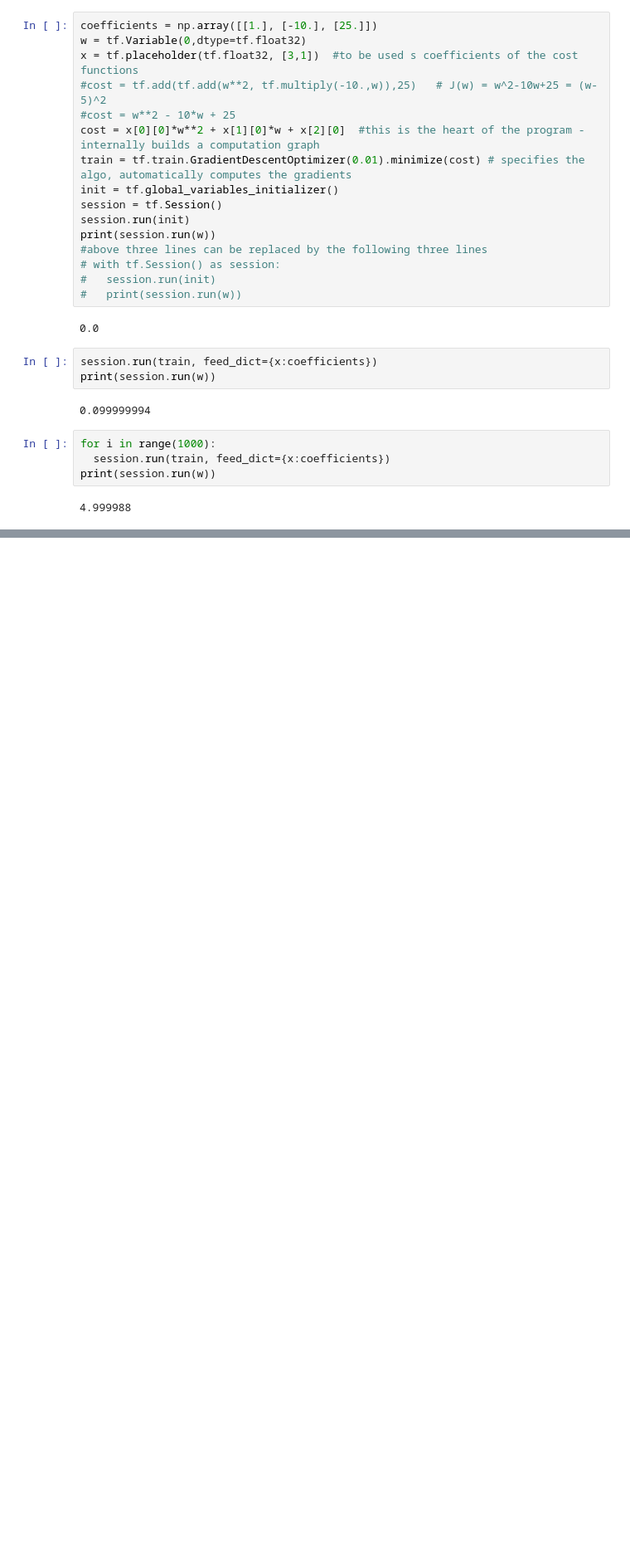
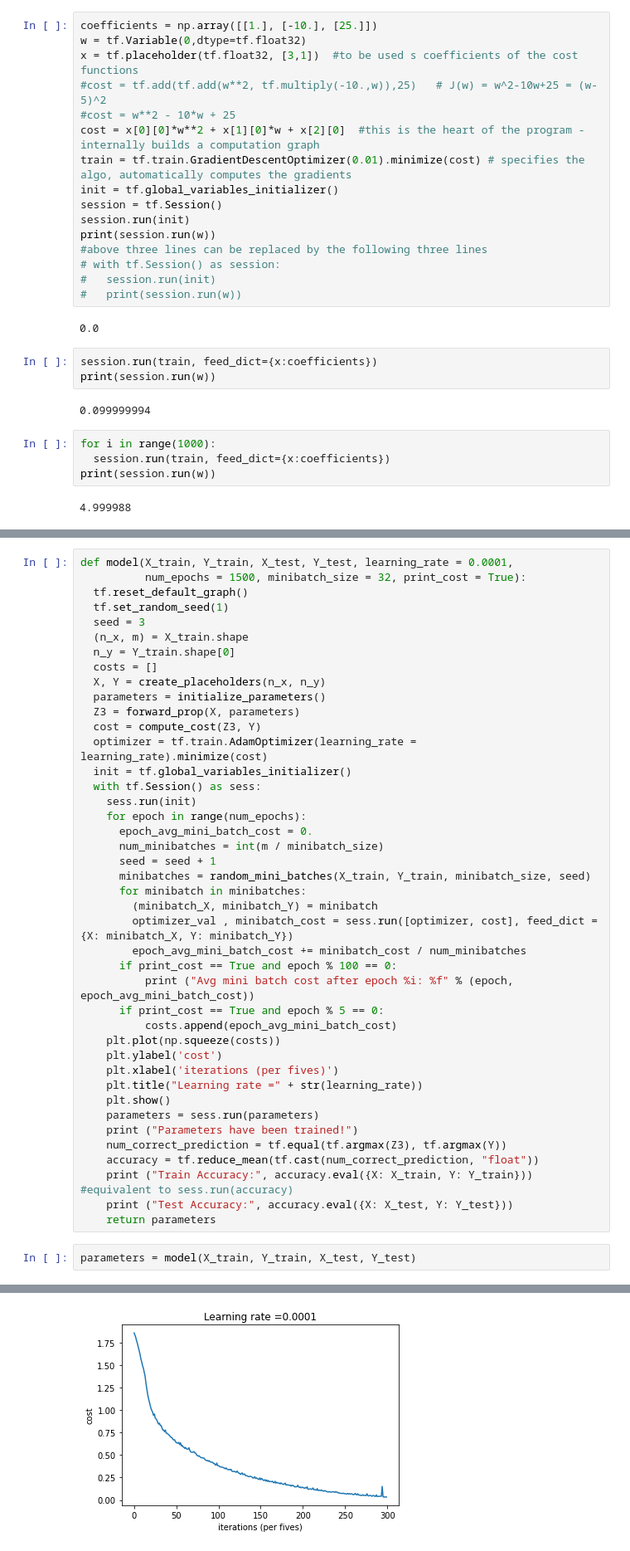
Before and after one commit to vishkaush/misc-projects, a Jupyter notebook: TensorFlowv1.ipynb, the cells around one changed output, grey strips where cells are left out. Shown at 83% size. Saved outputs shown, nothing was run; the diff lists cells and outputs as text; blank space fills up the shorter version.

```diff
--- a/TensorFlowv1.ipynb
+++ b/TensorFlowv1.ipynb
@@ -37,0 +406,45 @@ print(session.run(w))
+# %%
+def model(X_train, Y_train, X_test, Y_test, learning_rate = 0.0001,
+          num_epochs = 1500, minibatch_size = 32, print_cost = True):
+  tf.reset_default_graph()
+  tf.set_random_seed(1)
+  seed = 3
+  (n_x, m) = X_train.shape
+  n_y = Y_train.shape[0]
+  costs = []
+  X, Y = create_placeholders(n_x, n_y)
+  parameters = initialize_parameters()
+  Z3 = forward_prop(X, parameters)
+  cost = compute_cost(Z3, Y)
+  optimizer = tf.train.AdamOptimizer(learning_rate = learning_rate).minimize(cost)
+  init = tf.global_variables_initializer()
+  with tf.Session() as sess:
+    sess.run(init)
+    for epoch in range(num_epochs):
+      epoch_avg_mini_batch_cost = 0.
+      num_minibatches = int(m / minibatch_size)
+      seed = seed + 1
+      minibatches = random_mini_batches(X_train, Y_train, minibatch_size, seed)
+      for minibatch in minibatches:
+        (minibatch_X, minibatch_Y) = minibatch
+        optimizer_val , minibatch_cost = sess.run([optimizer, cost], feed_dict = {X: minibatch_X, Y: minibatch_Y})
+        epoch_avg_mini_batch_cost += minibatch_cost / num_minibatches
+      if print_cost == True and epoch % 100 == 0:
+          print ("Avg mini batch cost after epoch %i: %f" % (epoch, epoch_avg_mini_batch_cost))
+      if print_cost == True and epoch % 5 == 0:
+          costs.append(epoch_avg_mini_batch_cost)
+    plt.plot(np.squeeze(costs))
+    plt.ylabel('cost')
+    plt.xlabel('iterations (per fives)')
+    plt.title("Learning rate =" + str(learning_rate))
+    plt.show()
+    parameters = sess.run(parameters)
+    print ("Parameters have been trained!")
+    num_correct_prediction = tf.equal(tf.argmax(Z3), tf.argmax(Y))
+    accuracy = tf.reduce_mean(tf.cast(num_correct_prediction, "float"))
+    print ("Train Accuracy:", accuracy.eval({X: X_train, Y: Y_train}))  #equivalent to sess.run(accuracy)
+    print ("Test Accuracy:", accuracy.eval({X: X_test, Y: Y_test}))
+    return parameters
+# %%
+parameters = model(X_train, Y_train, X_test, Y_test)
+# %% [output]
@@ -37,0 +466 @@ print(session.run(w))
+[figure, added]
```
Also changed, not shown: parts of 41 cells of this notebook.
